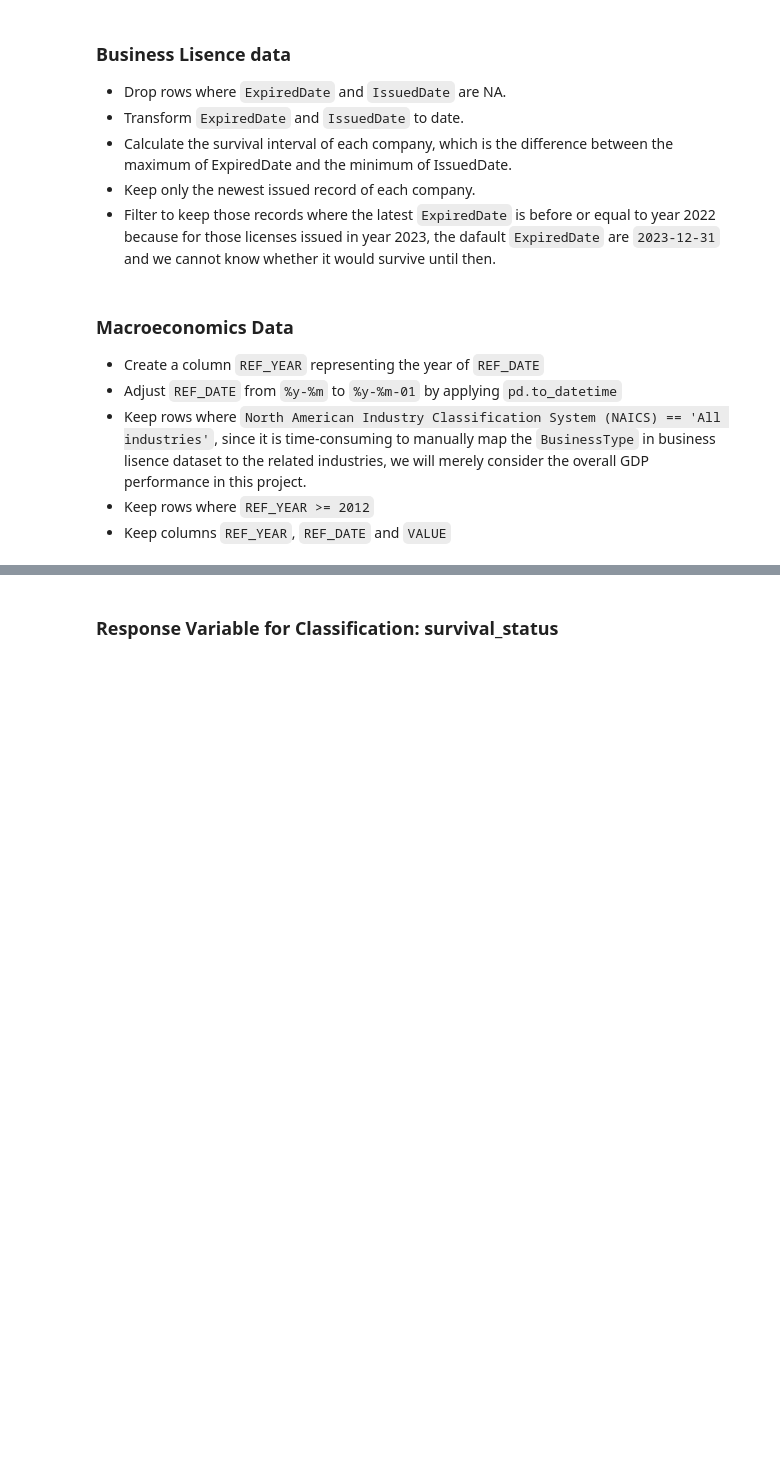
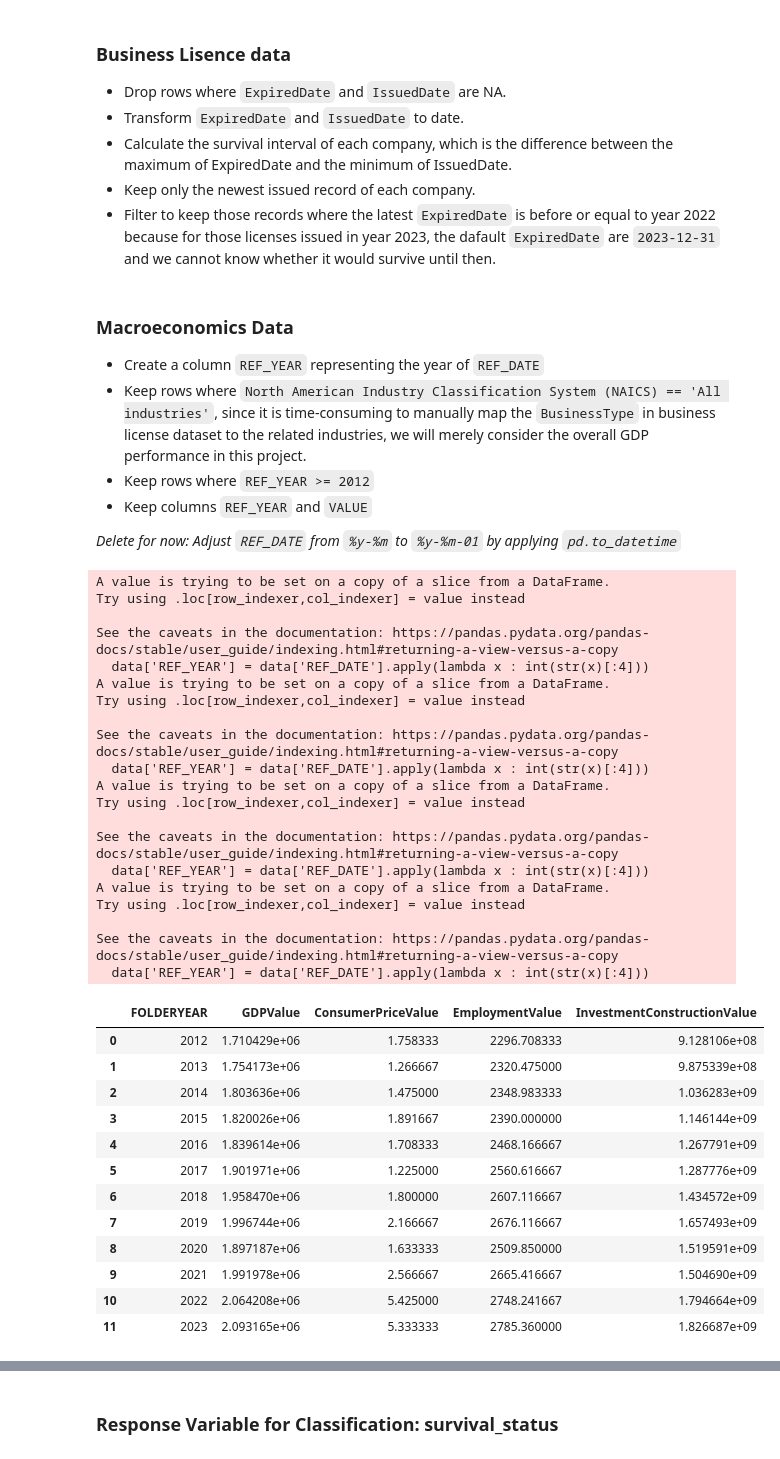
Before and after one commit to UBC-MDS/New_Businesses_Survival_Prediction, a Jupyter notebook: milestone1_draft_preprocess.ipynb, the cells around one changed output, grey strips where cells are left out. Saved outputs shown, nothing was run; the diff lists cells and outputs as text; code cells hidden in the pictures; blank space fills up the shorter version.

```diff
--- a/milestone1_draft_preprocess.ipynb
+++ b/milestone1_draft_preprocess.ipynb
@@ -55,7 +62,8 @@ business['FOLDERYEAR'] = business['FOLDERYEAR'].apply(lambda x : '20' + str(x))
 # %% [markdown]
 ### Macroeconomics Data
 - Create a column `REF_YEAR` representing the year of `REF_DATE`
-- Adjust `REF_DATE` from `%y-%m` to `%y-%m-01` by applying `pd.to_datetime`
-- Keep rows where `North American Industry Classification System (NAICS) == 'All industries'`, since it is time-consuming to manually map the `BusinessType` in business lisence dataset to the related industries, we will merely consider the overall GDP performance in this project.
+- Keep rows where `North American Industry Classification System (NAICS) == 'All industries'`, since it is time-consuming to manually map the `BusinessType` in business license dataset to the related industries, we will merely consider the overall GDP performance in this project.
 - Keep rows where `REF_YEAR >= 2012`
-- Keep columns `REF_YEAR`, `REF_DATE` and `VALUE`
+- Keep columns `REF_YEAR` and `VALUE`
+
+_Delete for now: Adjust `REF_DATE` from `%y-%m` to `%y-%m-01` by applying `pd.to_datetime`_
@@ -70,3 +70,51 @@ gdp = gdp.rename(columns = {'VALUE': 'GdpValue', 'REF_YEAR': 'FOLDERYEAR'})
+# %%
+econList = []
+for index_name, data in raw_econ_index_data_dict.items():
+    data = data[['REF_DATE', 'VALUE']]
+    data['REF_YEAR'] = data['REF_DATE'].apply(lambda x : int(str(x)[:4]))
+    data = data[data['REF_YEAR'] >= 2012]
+    data['REF_YEAR'] = data['REF_YEAR'].astype(str)
+    data = data.drop(columns=['REF_DATE'])
+    econList.append(data.rename(columns = {'VALUE': f'{index_name}Value',
+                                            'REF_YEAR': 'FOLDERYEAR'}
+                                ).groupby('FOLDERYEAR').mean().reset_index())
+
+econ = reduce(lambda df1, df2 : pd.merge(df1, df2, on='FOLDERYEAR', how='inner'), econList).drop_duplicates()
+econ
+# %% [output]
+A value is trying to be set on a copy of a slice from a DataFrame.
+Try using .loc[row_indexer,col_indexer] = value instead
+
+See the caveats in the documentation: https://pandas.pydata.org/pandas-docs/stable/user_guide/indexing.html#returning-a-view-versus-a-copy
+  data['REF_YEAR'] = data['REF_DATE'].apply(lambda x : int(str(x)[:4]))
+A value is trying to be set on a copy of a slice from a DataFrame.
+Try using .loc[row_indexer,col_indexer] = value instead
+
+See the caveats in the documentation: https://pandas.pydata.org/pandas-docs/stable/user_guide/indexing.html#returning-a-view-versus-a-copy
+  data['REF_YEAR'] = data['REF_DATE'].apply(lambda x : int(str(x)[:4]))
+A value is trying to be set on a copy of a slice from a DataFrame.
+Try using .loc[row_indexer,col_indexer] = value instead
+
+See the caveats in the documentation: https://pandas.pydata.org/pandas-docs/stable/user_guide/indexing.html#returning-a-view-versus-a-copy
+  data['REF_YEAR'] = data['REF_DATE'].apply(lambda x : int(str(x)[:4]))
+A value is trying to be set on a copy of a slice from a DataFrame.
+Try using .loc[row_indexer,col_indexer] = value instead
+
+See the caveats in the documentation: https://pandas.pydata.org/pandas-docs/stable/user_guide/indexing.html#returning-a-view-versus-a-copy
+  data['REF_YEAR'] = data['REF_DATE'].apply(lambda x : int(str(x)[:4]))
+|  | FOLDERYEAR | GDPValue | ConsumerPriceValue | EmploymentValue | InvestmentConstructionValue |
+| 0 | 2012 | 1.710429e+06 | 1.758333 | 2296.708333 | 9.128106e+08 |
+| 1 | 2013 | 1.754173e+06 | 1.266667 | 2320.475000 | 9.875339e+08 |
+| 2 | 2014 | 1.803636e+06 | 1.475000 | 2348.983333 | 1.036283e+09 |
+| 3 | 2015 | 1.820026e+06 | 1.891667 | 2390.000000 | 1.146144e+09 |
+| 4 | 2016 | 1.839614e+06 | 1.708333 | 2468.166667 | 1.267791e+09 |
+| 5 | 2017 | 1.901971e+06 | 1.225000 | 2560.616667 | 1.287776e+09 |
+| 6 | 2018 | 1.958470e+06 | 1.800000 | 2607.116667 | 1.434572e+09 |
+| 7 | 2019 | 1.996744e+06 | 2.166667 | 2676.116667 | 1.657493e+09 |
+| 8 | 2020 | 1.897187e+06 | 1.633333 | 2509.850000 | 1.519591e+09 |
+| 9 | 2021 | 1.991978e+06 | 2.566667 | 2665.416667 | 1.504690e+09 |
+| 10 | 2022 | 2.064208e+06 | 5.425000 | 2748.241667 | 1.794664e+09 |
+| 11 | 2023 | 2.093165e+06 | 5.333333 | 2785.360000 | 1.826687e+09 |
 # %% [markdown]
 ### Combine business lisence and macroeconomics data
 - Map the yearly GDP value to the first lisence issued year of each company
```
Also changed, not shown: parts of 7 cells of this notebook, 1 other file.
